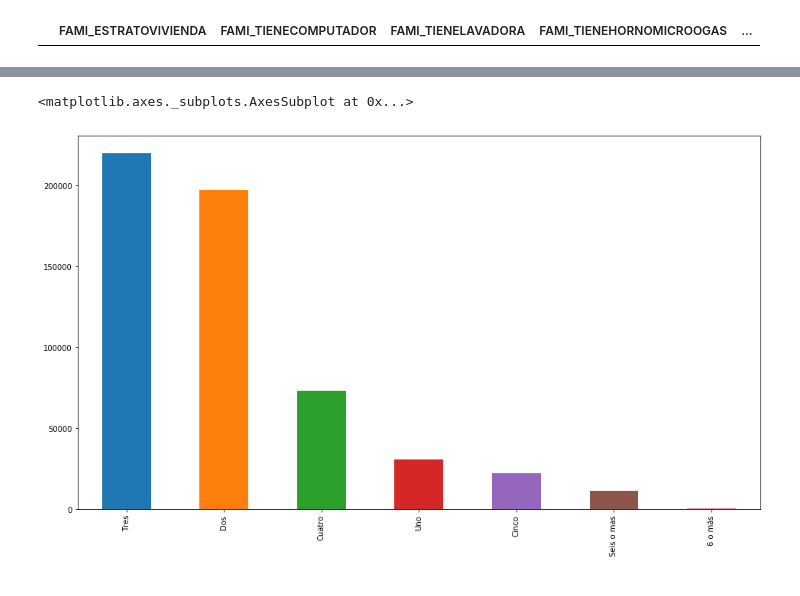
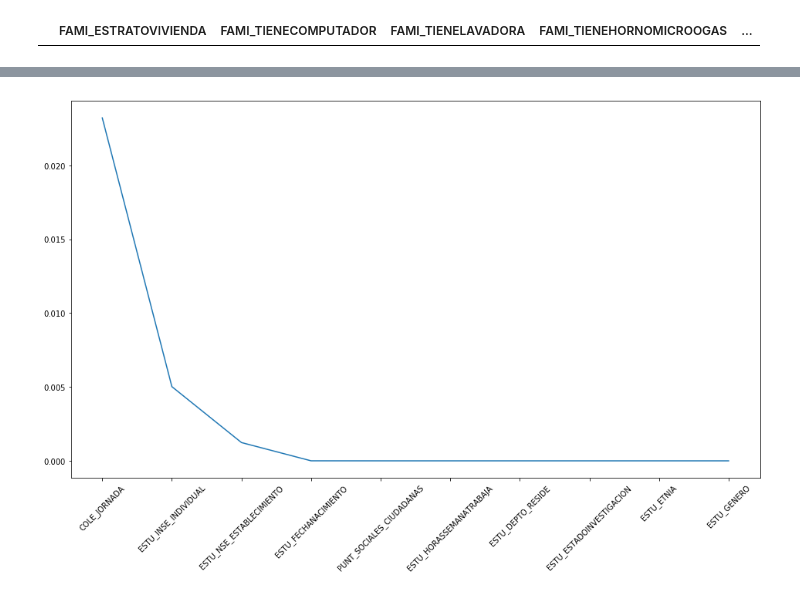
Before and after one commit to ingJSNA/dataMining2018, a Jupyter notebook: ICFES/2 Preprocessing.ipynb, the cells around one changed output, grey strips where cells are left out. Saved outputs shown, nothing was run; the diff lists cells and outputs as text; code cells hidden in the pictures.

Commit message:
Delete internet column

```diff
--- a/ICFES/2 Preprocessing.ipynb
+++ b/ICFES/2 Preprocessing.ipynb
@@ -83,8 +83,10 @@ columns = ['ESTU_TIENEETNIA', 'FAMI_TIENEAUTOMOVIL', 'FAMI_TIENECOMPUTADOR']
 
 capitalize(icfes, columns)
 # %%
-# Missing values
+# Drop 90% > missing values
+icfes = icfes.drop(columns=['FAMI_TIENEINTERNET'])
 
+# Fill Missing values
 icfes['ESTU_ETNIA'] = icfes['ESTU_ETNIA'].fillna('Ninguno')
 icfes['ESTU_TIENEETNIA'] = icfes['ESTU_TIENEETNIA'].fillna('No')
 
@@ -122,7 +124,6 @@ columns = ['ESTU_GENERO', 'ESTU_DEPTO_RESIDE', 'ESTU_MCPIO_RESIDE', 'FAMI_PERSON
 
 for c in columns:
     if icfes[c].isnull().sum() > 0:
-        display(icfes[c].value_counts(dropna=False))
         icfes[c] = icfes[c].fillna(icfes[c].value_counts().idxmax())
         display(icfes[c].value_counts(dropna=False))
 # %% [output]
@@ -246,15 +226,20 @@ Name: FAMI_TIENECOMPUTADOR, dtype: int64
 # %%
-col = 'FAMI_CUARTOSHOGAR'
+col = 'FAMI_TIENEINTERNET'
 
 # icfes[col].describe(include='all')
 
 # icfes[col].value_counts(dropna=False).sort_index()
 
 plt.figure(figsize=(16, 9))
 
-icfes[col].value_counts(dropna=False).plot.bar()
+#icfes[col].value_counts(dropna=False).plot.bar()
+
+null = icfes.isnull().sum() /icfes.shape[0]
+null = null.sort_values(ascending=False)
+plt.plot(null.iloc[:10])
+plt.xticks(rotation=45)
+plt.show()
 # %% [output]
-<matplotlib.axes._subplots.AxesSubplot at 0x...>
-[figure, old version]
+[figure, new version]
 # %%
 icfes.to_csv("./data/icfes_preprocessing.csv", index=False, encoding="utf-8")
```
Also changed, not shown: parts of 1 cell of this notebook.
